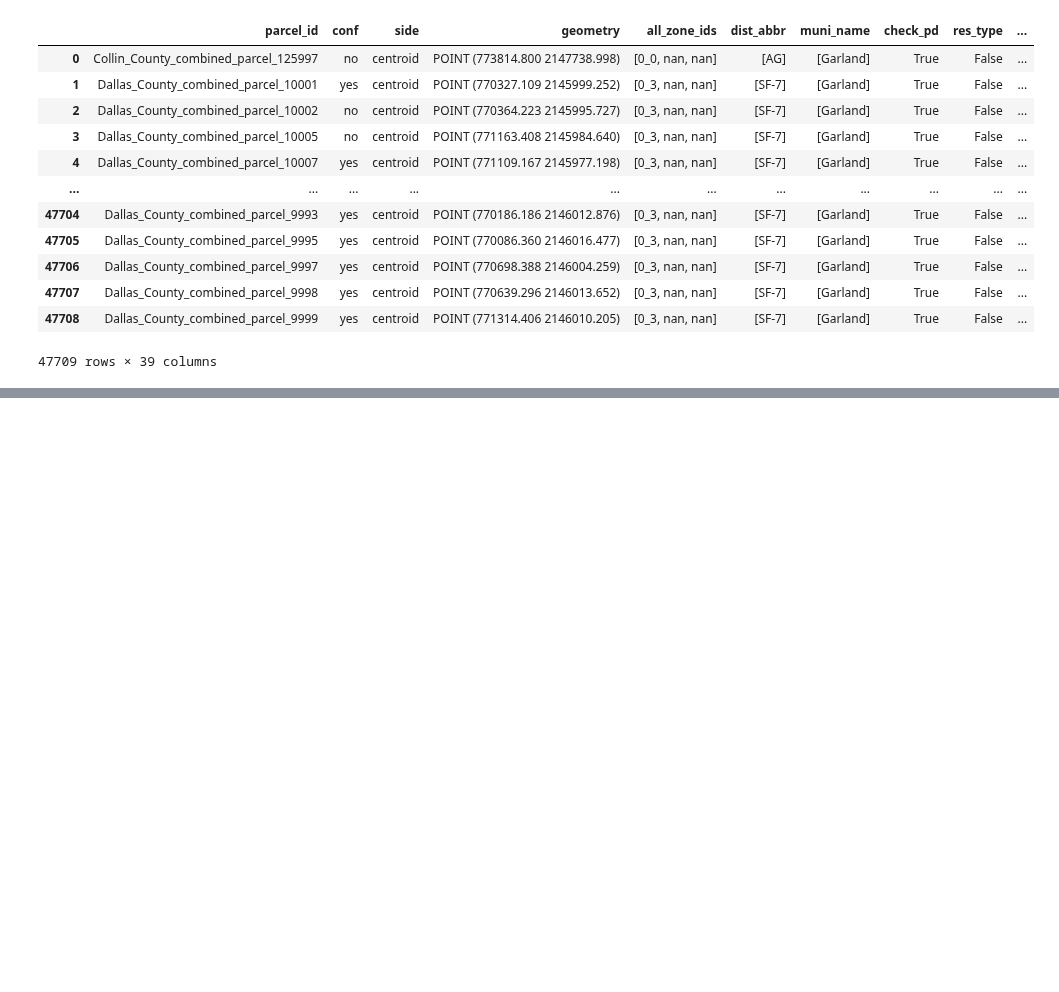
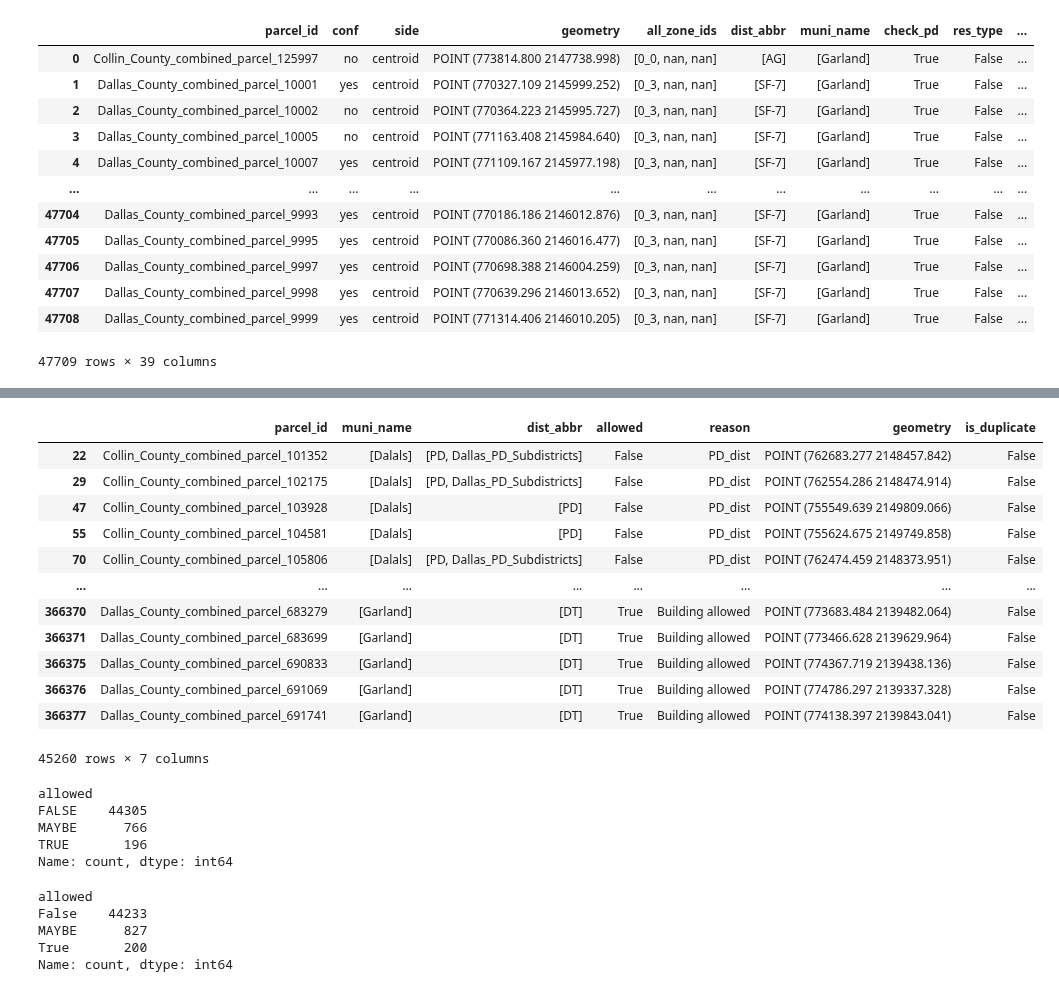
Before and after one commit to vibe-lab-gsd/zonepy, a Jupyter notebook: examples.ipynb, the cells around one changed output, grey strips where cells are left out. Cells and saved outputs as stored; diff of their text form; code cells hidden in the pictures; blank space fills up the shorter version.

```diff
--- a/examples.ipynb
+++ b/examples.ipynb
@@ -1331,0 +1347,3 @@ out
+# %%
+kamryn_results = gpd.read_file(r'/Users/houpuli/Downloads/five_city_test_output.geojson')
+kamryn_results
@@ -1331,0 +1364,34 @@ out
+# %%
+kamryn_results_parcel_list = kamryn_results['parcel_id'].unique()
+houpu_un_detailed_check = un_detailed_check[un_detailed_check['parcel_id'].isin(kamryn_results_parcel_list)]
+houpu_un_detailed_check
+# %% [output]
+|  | parcel_id | muni_name | dist_abbr | allowed | reason | geometry | is_duplicate |
+| 22 | Collin_County_combined_parcel_101352 | [Dalals] | [PD, Dallas_PD_Subdistricts] | False | PD_dist | POINT (762683.277 2148457.842) | False |
+| 29 | Collin_County_combined_parcel_102175 | [Dalals] | [PD, Dallas_PD_Subdistricts] | False | PD_dist | POINT (762554.286 2148474.914) | False |
+| 47 | Collin_County_combined_parcel_103928 | [Dalals] | [PD] | False | PD_dist | POINT (755549.639 2149809.066) | False |
+| 55 | Collin_County_combined_parcel_104581 | [Dalals] | [PD] | False | PD_dist | POINT (755624.675 2149749.858) | False |
+| 70 | Collin_County_combined_parcel_105806 | [Dalals] | [PD, Dallas_PD_Subdistricts] | False | PD_dist | POINT (762474.459 2148373.951) | False |
+| ... | ... | ... | ... | ... | ... | ... | ... |
+| 366370 | Dallas_County_combined_parcel_683279 | [Garland] | [DT] | True | Building allowed | POINT (773683.484 2139482.064) | False |
+| 366371 | Dallas_County_combined_parcel_683699 | [Garland] | [DT] | True | Building allowed | POINT (773466.628 2139629.964) | False |
+| 366375 | Dallas_County_combined_parcel_690833 | [Garland] | [DT] | True | Building allowed | POINT (774367.719 2139438.136) | False |
+| 366376 | Dallas_County_combined_parcel_691069 | [Garland] | [DT] | True | Building allowed | POINT (774786.297 2139337.328) | False |
+| 366377 | Dallas_County_combined_parcel_691741 | [Garland] | [DT] | True | Building allowed | POINT (774138.397 2139843.041) | False |
+45260 rows × 7 columns
+# %%
+kamryn_results['allowed'].value_counts()
+# %% [output]
+allowed
+FALSE    44305
+MAYBE      766
+TRUE       196
+Name: count, dtype: int64
+# %%
+houpu_un_detailed_check['allowed'].value_counts()
+# %% [output]
+allowed
+False    44233
+MAYBE      827
+True       200
+Name: count, dtype: int64
```
Also changed, not shown: parts of 19 cells of this notebook, 5 other files.
